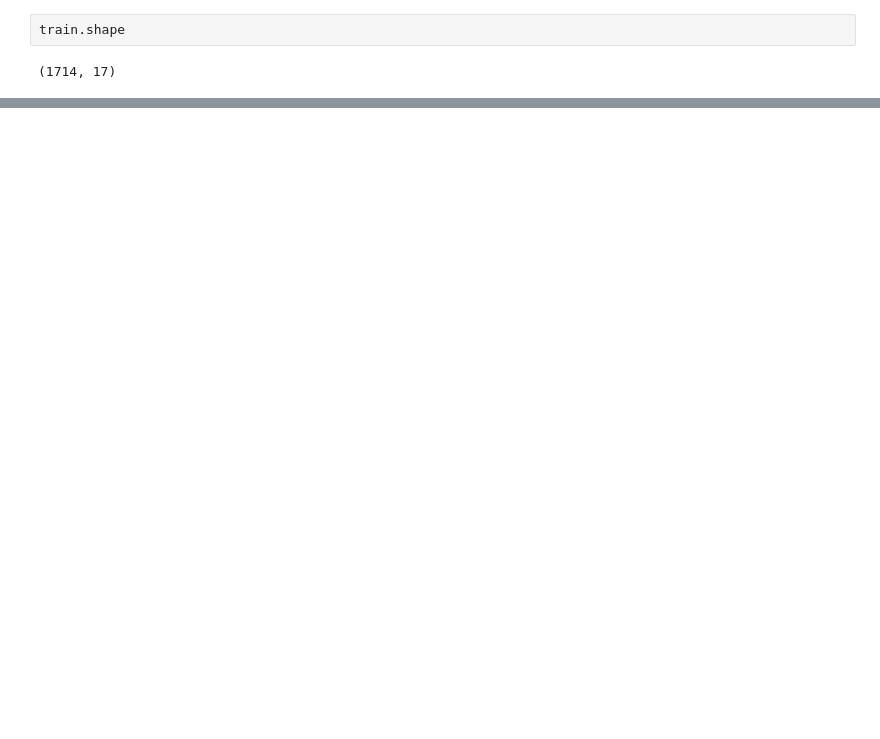
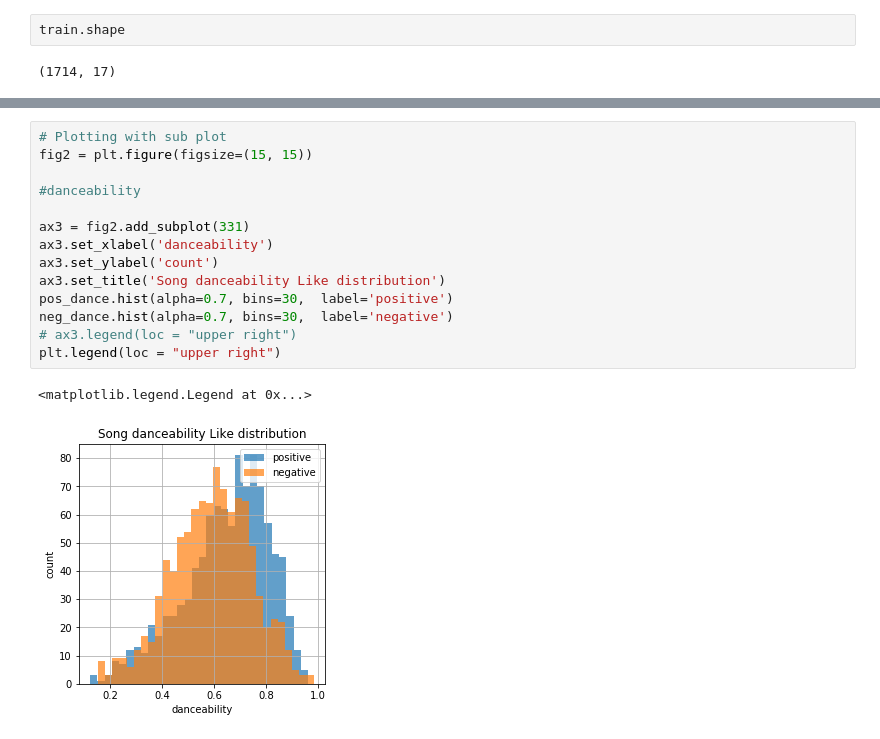
Before and after one commit to robinkiplangat/deliberate_practice, a Jupyter notebook: jupyter notebooks/ML_spotify_EDA/spotify_EDA.ipynb, the cells around one changed output, grey strips where cells are left out. Drawn from its saved outputs; the diff is of its cells as text; blank space fills up the shorter version.

```diff
--- a/jupyter notebooks/ML_spotify_EDA/spotify_EDA.ipynb
+++ b/jupyter notebooks/ML_spotify_EDA/spotify_EDA.ipynb
@@ -59,0 +84,17 @@ train.shape
+# %%
+# Plotting with sub plot
+fig2 = plt.figure(figsize=(15, 15))
+
+#danceability
+
+ax3 = fig2.add_subplot(331)
+ax3.set_xlabel('danceability')
+ax3.set_ylabel('count')
+ax3.set_title('Song danceability Like distribution')
+pos_dance.hist(alpha=0.7, bins=30,  label='positive')
+neg_dance.hist(alpha=0.7, bins=30,  label='negative')
+# ax3.legend(loc = "upper right")
+plt.legend(loc = "upper right")
+# %% [output]
+<matplotlib.legend.Legend at 0x...>
+[figure, added]
```
Also changed, not shown: parts of 6 cells of this notebook.
